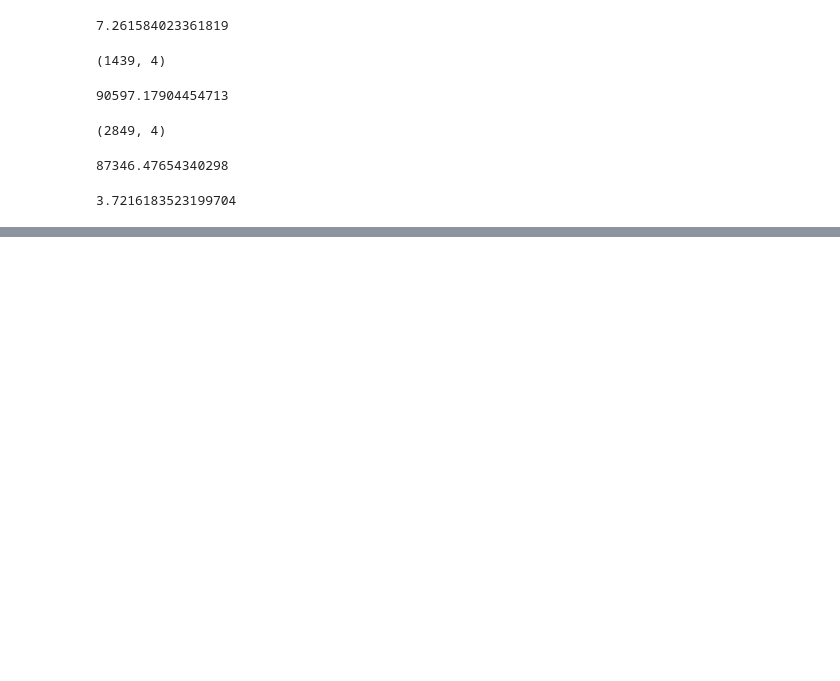
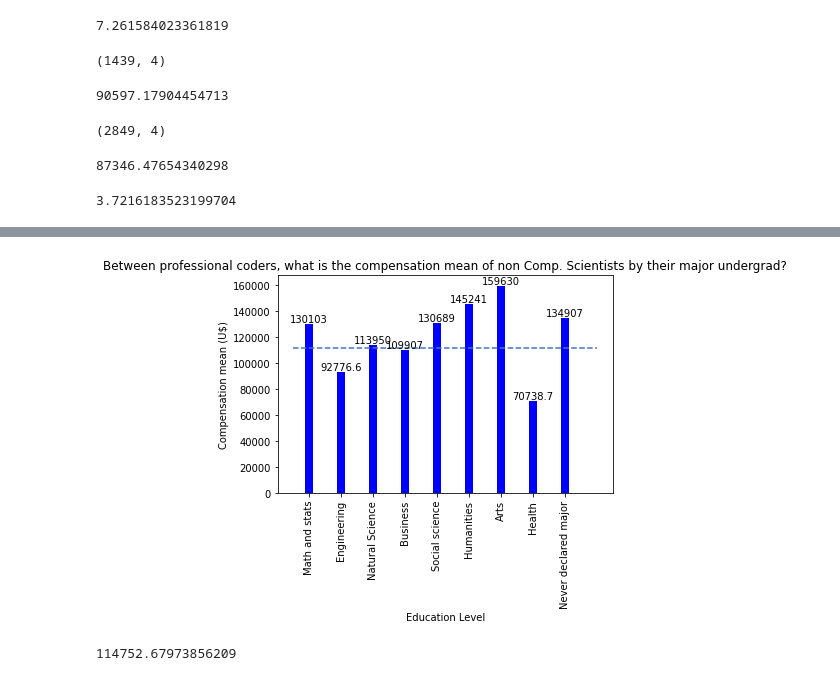
Before and after one commit to NataliaKitaoka/coder-evolution, a Jupyter notebook: coder-evolution.ipynb, the cells around one changed output, grey strips where cells are left out. Drawn from its saved outputs; the diff is of its cells as text; code cells hidden in the pictures; blank space fills up the shorter version.

```diff
--- a/coder-evolution.ipynb
+++ b/coder-evolution.ipynb
@@ -559,0 +574,20 @@ business_shape20, business_comp_mean20 = compensation_mean(data20_edLevel.Underg
+# %%
+#Plotting the edLevel salary charts in one
+data_index = ['Math and stats','Engineering', 'Natural Science', 'Business','Social science', 'Humanities', 'Arts', 'Health', 'Never declared major']
+
+
+data = [math_e_stats_comp_mean, engineering20,nat_sci_comp_mean20,business_comp_mean20,social_comp_mean20,human_comp_mean20,arts_comp_mean20, health_comp_mean20, no_major_comp_mean20]
+X = np.arange(len(data))
+bar1 = plt.bar(X, data, width = 0.25, color = 'b')
+plt.xticks(X,data_index,rotation=90)
+
+plt.xlabel("Education Level")
+plt.ylabel('Compensation mean (U$)')
+plt.title("Between professional coders, what is the compensation mean of non Comp. Scientists by their major undergrad?")
+plt.bar_label(bar1,padding=0)
+plt.hlines(not_compSci_compens_mean20,-0.5,9,linestyles='--',colors='#4472C4',label='average')
+
+
+plt.show()
+# %% [output]
+[figure, added]
@@ -559,0 +604,4 @@ business_shape20, business_comp_mean20 = compensation_mean(data20_edLevel.Underg
+# %%
+primary_mean20
+# %% [output]
+114752.67973856209
```
Also changed, not shown: parts of 9 cells of this notebook.
